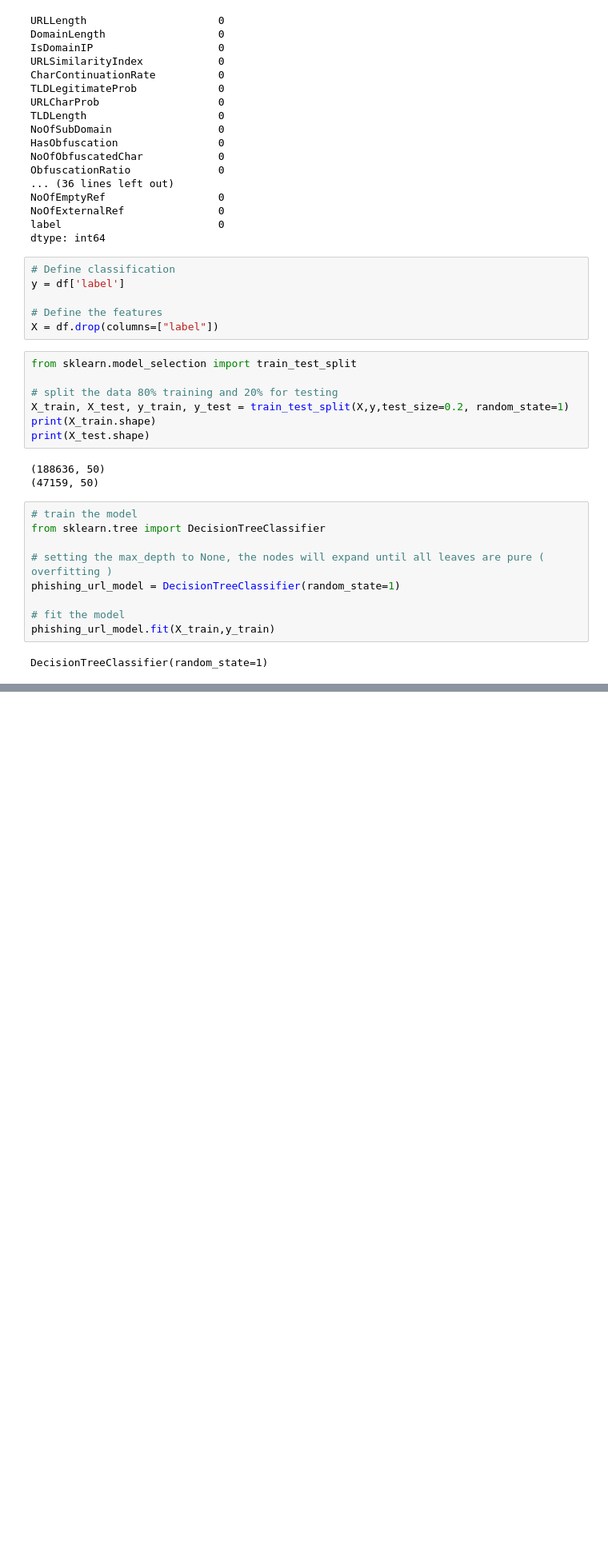
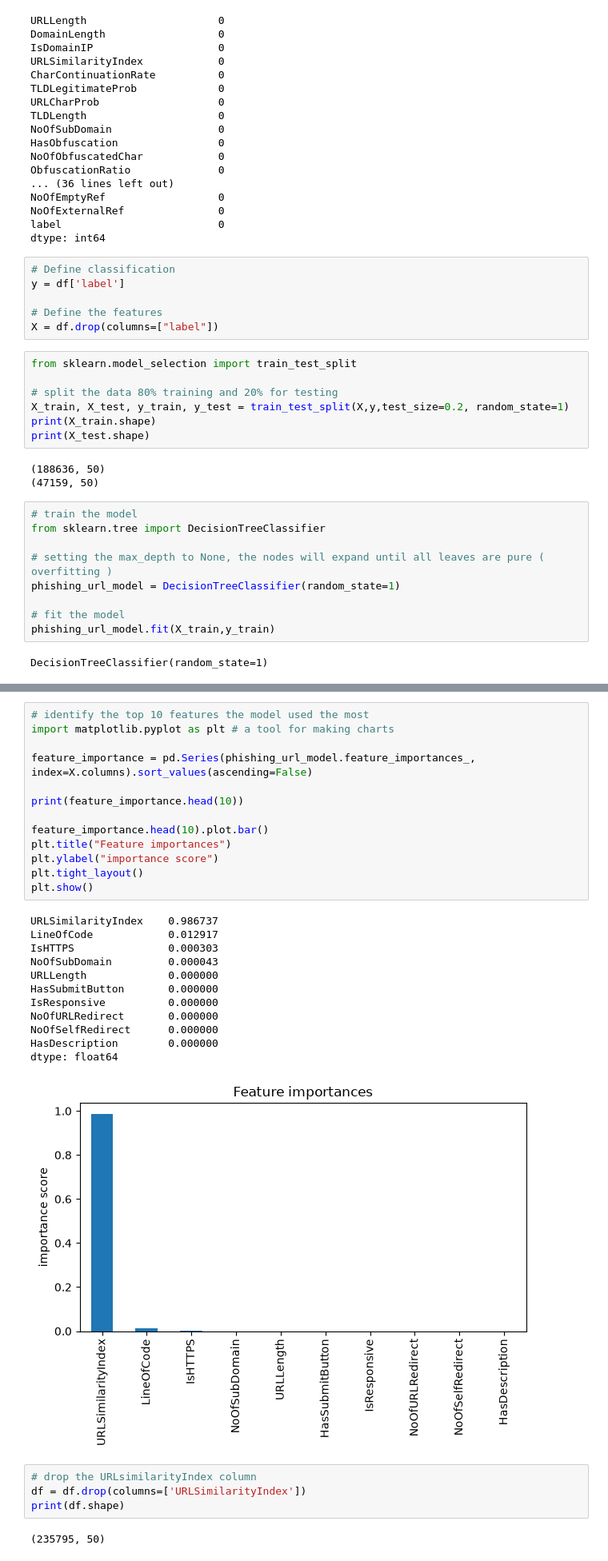
Before and after one commit to RkP17/phishing-url-detection, a Jupyter notebook: phishing_detection.ipynb, the cells around one changed output, grey strips where cells are left out. Shown at 80% size. Cells and saved outputs as stored; diff of their text form; blank space fills up the shorter version.

Commit message:
drop URLSimilarityIndex column, caused data leakage

```diff
--- a/phishing_detection.ipynb
+++ b/phishing_detection.ipynb
@@ -127,0 +143,32 @@ DecisionTreeClassifier(random_state=1)
+# %%
+# identify the top 10 features the model used the most
+import matplotlib.pyplot as plt # a tool for making charts
+
+feature_importance = pd.Series(phishing_url_model.feature_importances_, index=X.columns).sort_values(ascending=False)
+
+print(feature_importance.head(10))
+
+feature_importance.head(10).plot.bar()
+plt.title("Feature importances")
+plt.ylabel("importance score")
+plt.tight_layout()
+plt.show()
+# %% [output]
+URLSimilarityIndex    0.986737
+LineOfCode            0.012917
+IsHTTPS               0.000303
+NoOfSubDomain         0.000043
+URLLength             0.000000
+HasSubmitButton       0.000000
+IsResponsive          0.000000
+NoOfURLRedirect       0.000000
+NoOfSelfRedirect      0.000000
+HasDescription        0.000000
+dtype: float64
+[figure, added]
+# %%
+# drop the URLsimilarityIndex column
+df = df.drop(columns=['URLSimilarityIndex'])
+print(df.shape)
+# %% [output]
+(235795, 50)
```
Also changed, not shown: parts of 3 cells of this notebook.
